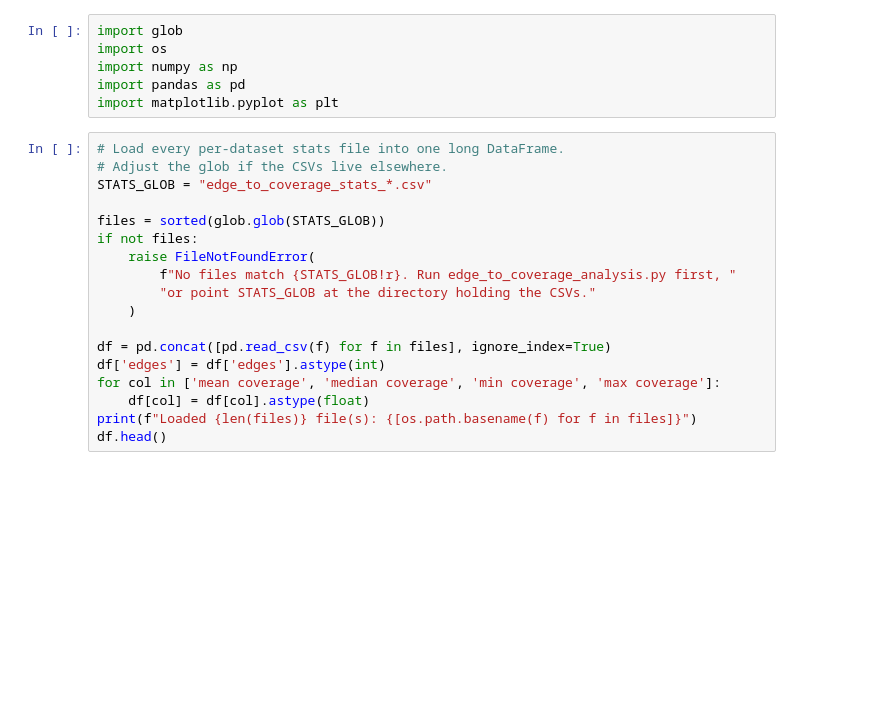
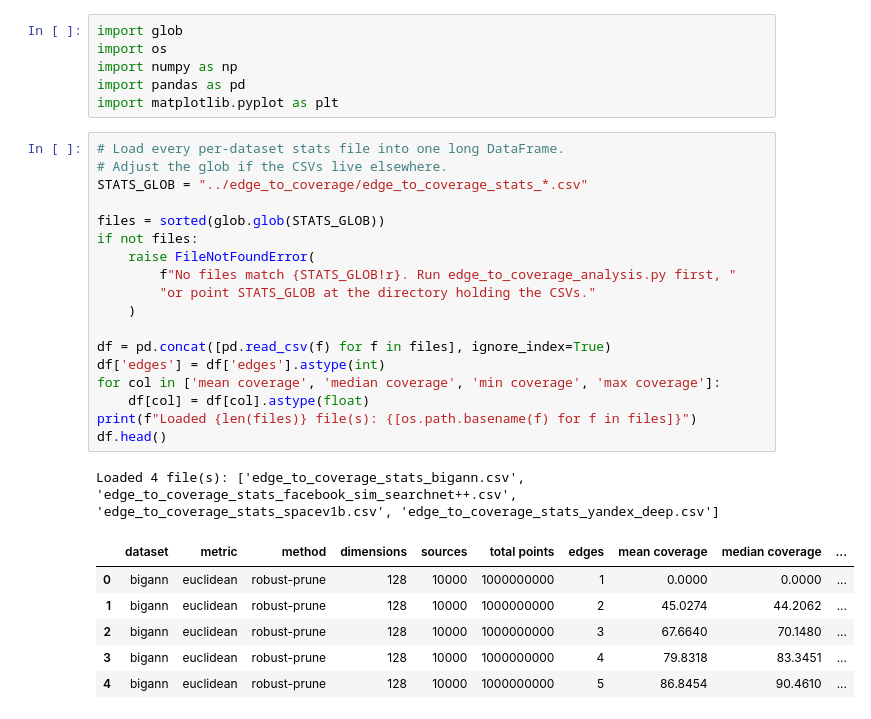
Before and after one commit to PratyushAvi/navigable-graphs, a Jupyter notebook: code/edge_to_coverage.ipynb, the cells around one changed output. Drawn from its saved outputs; the diff is of its cells as text; blank space fills up the shorter version.

```diff
--- a/code/edge_to_coverage.ipynb
+++ b/code/edge_to_coverage.ipynb
@@ -14,20 +14,28 @@ import matplotlib.pyplot as plt
 # %%
 # Load every per-dataset stats file into one long DataFrame.
 # Adjust the glob if the CSVs live elsewhere.
-STATS_GLOB = "edge_to_coverage_stats_*.csv"
+STATS_GLOB = "../edge_to_coverage/edge_to_coverage_stats_*.csv"
 
 files = sorted(glob.glob(STATS_GLOB))
 if not files:
     raise FileNotFoundError(
         f"No files match {STATS_GLOB!r}. Run edge_to_coverage_analysis.py first, "
         "or point STATS_GLOB at the directory holding the CSVs."
     )
 
 df = pd.concat([pd.read_csv(f) for f in files], ignore_index=True)
 df['edges'] = df['edges'].astype(int)
 for col in ['mean coverage', 'median coverage', 'min coverage', 'max coverage']:
     df[col] = df[col].astype(float)
 print(f"Loaded {len(files)} file(s): {[os.path.basename(f) for f in files]}")
 df.head()
+# %% [output]
+Loaded 4 file(s): ['edge_to_coverage_stats_bigann.csv', 'edge_to_coverage_stats_facebook_sim_searchnet++.csv', 'edge_to_coverage_stats_spacev1b.csv', 'edge_to_coverage_stats_yandex_deep.csv']
+|  | dataset | metric | method | dimensions | sources | total points | edges | mean coverage | median coverage | ... |
+| 0 | bigann | euclidean | robust-prune | 128 | 10000 | 1000000000 | 1 | 0.0000 | 0.0000 | ... |
+| 1 | bigann | euclidean | robust-prune | 128 | 10000 | 1000000000 | 2 | 45.0274 | 44.2062 | ... |
+| 2 | bigann | euclidean | robust-prune | 128 | 10000 | 1000000000 | 3 | 67.6640 | 70.1480 | ... |
+| 3 | bigann | euclidean | robust-prune | 128 | 10000 | 1000000000 | 4 | 79.8318 | 83.3451 | ... |
+| 4 | bigann | euclidean | robust-prune | 128 | 10000 | 1000000000 | 5 | 86.8454 | 90.4610 | ... |
 # %%
 def plot_edges_vs_coverage(df, stat='mean coverage', show_band=True, save_path=None):
```
Also changed, not shown: parts of 2 cells of this notebook, 2 other files.
